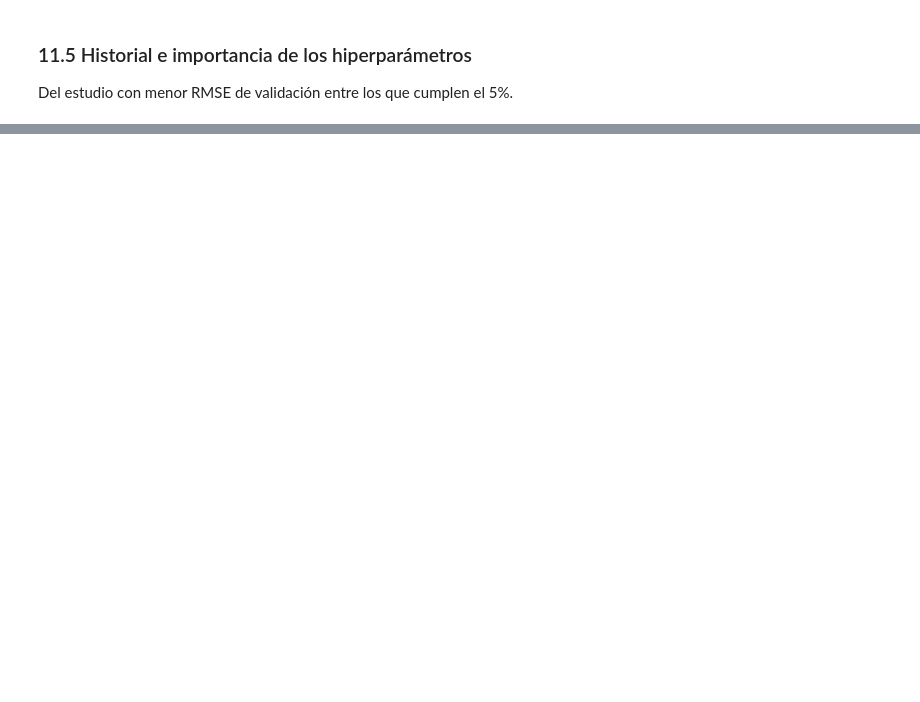
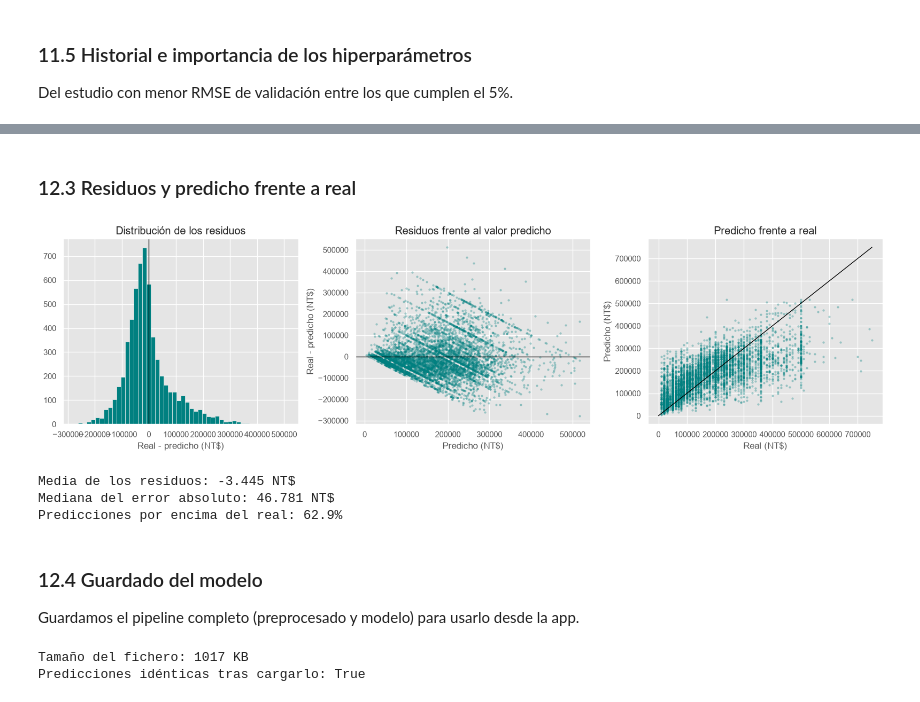
Before and after one commit to Bootcamp-DA-P3/ML_project_UCI_Credit_Card_data, a Jupyter notebook: notebooks/proyecto_regresion.ipynb, the cells around one changed output, grey strips where cells are left out. Drawn from its saved outputs; the diff is of its cells as text; code cells hidden in the pictures; blank space fills up the shorter version.

```diff
--- a/notebooks/proyecto_regresion.ipynb
+++ b/notebooks/proyecto_regresion.ipynb
@@ -1405,0 +1488,55 @@ plt.show()
+# %% [markdown]
+### 12.3 Residuos y predicho frente a real
+# %%
+residuos = y_test - pred_test
+
+fig, ejes = plt.subplots(1, 3, figsize=(16, 4.5))
+
+ejes[0].hist(residuos, bins=50, color="teal")
+ejes[0].axvline(0, color="black", linewidth=1)
+ejes[0].set_title("Distribución de los residuos")
+ejes[0].set_xlabel("Real - predicho (NT$)")
+
+ejes[1].scatter(pred_test, residuos, s=6, alpha=0.3, color="teal")
+ejes[1].axhline(0, color="black", linewidth=1)
+ejes[1].set_title("Residuos frente al valor predicho")
+ejes[1].set_xlabel("Predicho (NT$)")
+ejes[1].set_ylabel("Real - predicho (NT$)")
+
+ejes[2].scatter(y_test, pred_test, s=6, alpha=0.3, color="teal")
+maximo = max(y_test.max(), pred_test.max())
+ejes[2].plot([0, maximo], [0, maximo], color="black", linewidth=1)
+ejes[2].set_title("Predicho frente a real")
+ejes[2].set_xlabel("Real (NT$)")
+ejes[2].set_ylabel("Predicho (NT$)")
+
+plt.tight_layout()
+plt.show()
+
+print(f"Media de los residuos: {residuos.mean():,.0f} NT$".replace(",", "."))
+print(f"Mediana del error absoluto: {residuos.abs().median():,.0f} NT$".replace(",", "."))
+print(f"Predicciones por encima del real: {(residuos < 0).mean() * 100:.1f}%")
+# %% [output]
+[figure, added]
+Media de los residuos: -3.445 NT$
+Mediana del error absoluto: 46.781 NT$
+Predicciones por encima del real: 62.9%
+# %% [markdown]
+### 12.4 Guardado del modelo
+
+Guardamos el pipeline completo (preprocesado y modelo) para usarlo desde la app.
+# %%
+import joblib
+from pathlib import Path
+
+ruta_modelo = Path("../models/modelo_final.joblib")
+ruta_modelo.parent.mkdir(exist_ok=True)
+joblib.dump(pipeline_final, ruta_modelo)
+
+# Comprobamos que el modelo guardado da las mismas predicciones
+modelo_cargado = joblib.load(ruta_modelo)
+print(f"Tamaño del fichero: {ruta_modelo.stat().st_size / 1024:.0f} KB")
+print(f"Predicciones idénticas tras cargarlo: {np.allclose(modelo_cargado.predict(X_test), pred_test)}")
+# %% [output]
+Tamaño del fichero: 1017 KB
+Predicciones idénticas tras cargarlo: True
```
Also changed, not shown: parts of 13 cells of this notebook, 3 other files.
